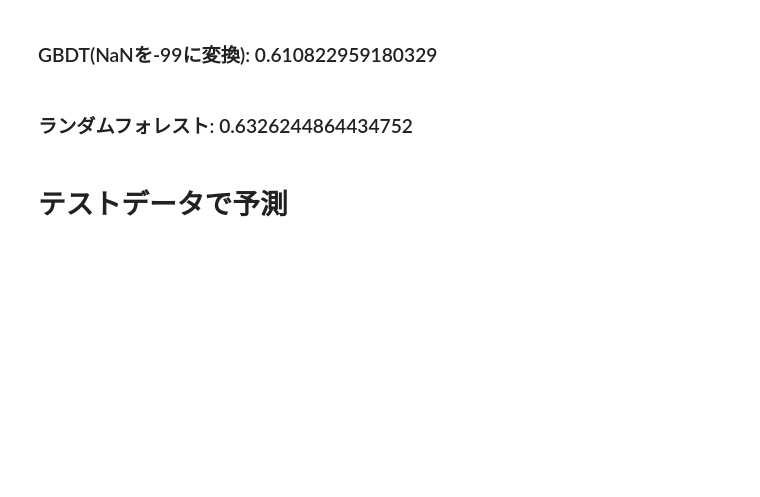
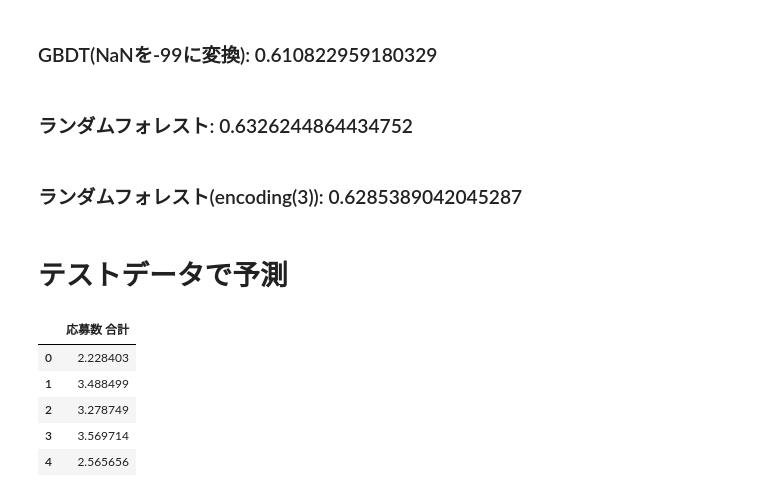
Before and after one commit to NatsukiH/apply_prediction, a Jupyter notebook: submit_GBDT_NaN_encoding_2_select.ipynb, the cells around one changed output. Saved outputs shown, nothing was run; the diff lists cells and outputs as text; code cells hidden in the pictures; blank space fills up the shorter version.

```diff
--- a/submit_rf_NaN_encoding_3.ipynb
+++ b/submit_GBDT_NaN_encoding_2_select.ipynb
@@ -483,0 +494,5 @@ y_pred.shape
+# %%
+# 特徴量と目的変数をxboostのデータ構造に変換する
+dtrain = xgb.DMatrix(X_train_selected, label=y_train)
+dvalid = xgb.DMatrix(X_test_selected, label=y_test)
+dtest = xgb.DMatrix(submit_x_test)
@@ -492,5 +557,7 @@ np.sqrt(mean_squared_error(y_pred, y_test))
 ### GBDT(NaNを-99に変換): 0.610822959180329
 # %% [markdown]
 ### ランダムフォレスト: 0.6326244864434752
+# %% [markdown]
+### ランダムフォレスト(encoding(3)): 0.6285389042045287
 # %% [markdown]
 # テストデータで予測
@@ -500,4 +564,11 @@ submit_y_pred.shape
 # %%
-submit_y_pred_df = pd.DataFrame(submit_y_pred, columns=['応募数 合計'])
-submit_y_pred_df.head()
+pred_df = pd.DataFrame(pred, columns=['応募数 合計'])
+pred_df.head()
+# %% [output]
+|  | 応募数 合計 |
+| 0 | 2.228403 |
+| 1 | 3.488499 |
+| 2 | 3.278749 |
+| 3 | 3.569714 |
+| 4 | 2.565656 |
 # %%
```
Also changed, not shown: parts of 34 cells of this notebook, 3 other files.
